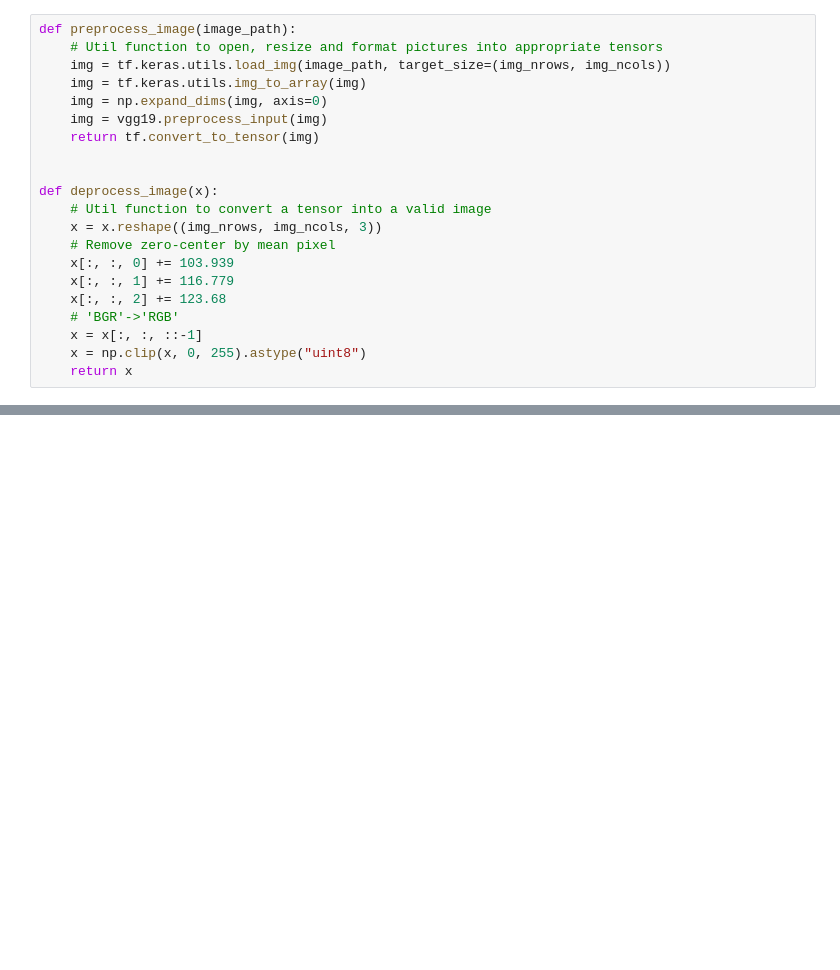
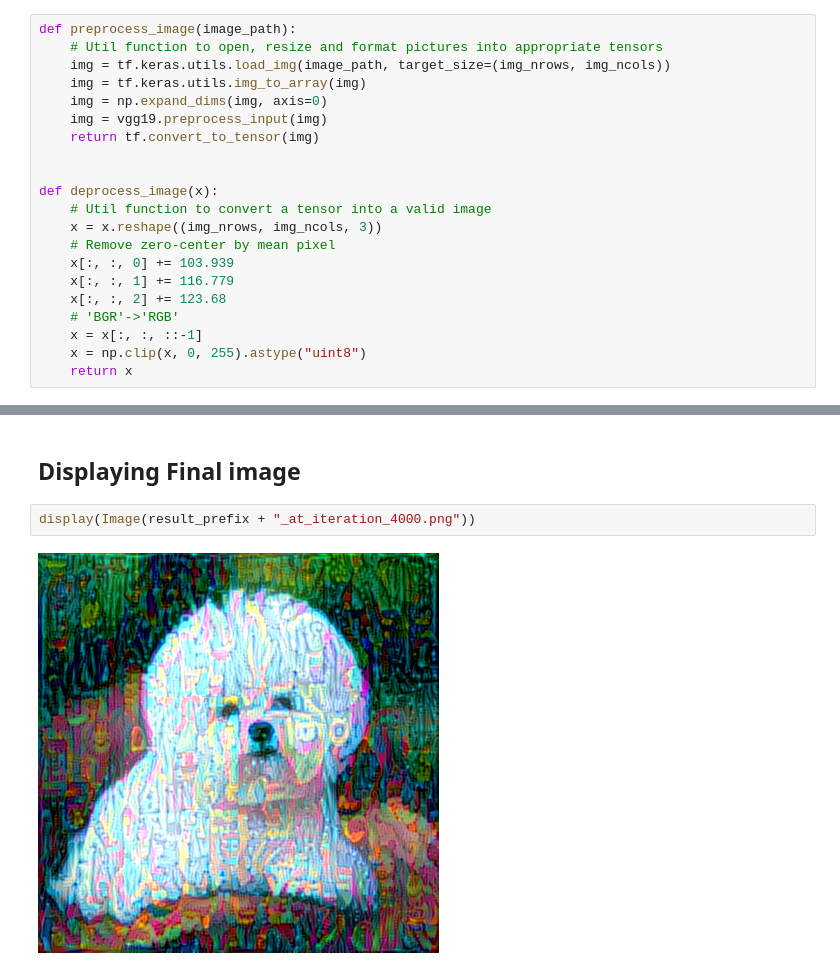
Before and after one commit to visha1Sagar/Practice, a Jupyter notebook: Neural style transfer/main.ipynb, the cells around one changed output, grey strips where cells are left out. Drawn from its saved outputs; the diff is of its cells as text; blank space fills up the shorter version.

```diff
--- a/Neural style transfer/main.ipynb
+++ b/Neural style transfer/main.ipynb
@@ -32,0 +219,6 @@ def deprocess_image(x):
+# %% [markdown]
+## Displaying Final image
+# %%
+display(Image(result_prefix + "_at_iteration_4000.png"))
+# %% [output]
+[figure, added]
```
Also changed, not shown: parts of 18 cells of this notebook.
